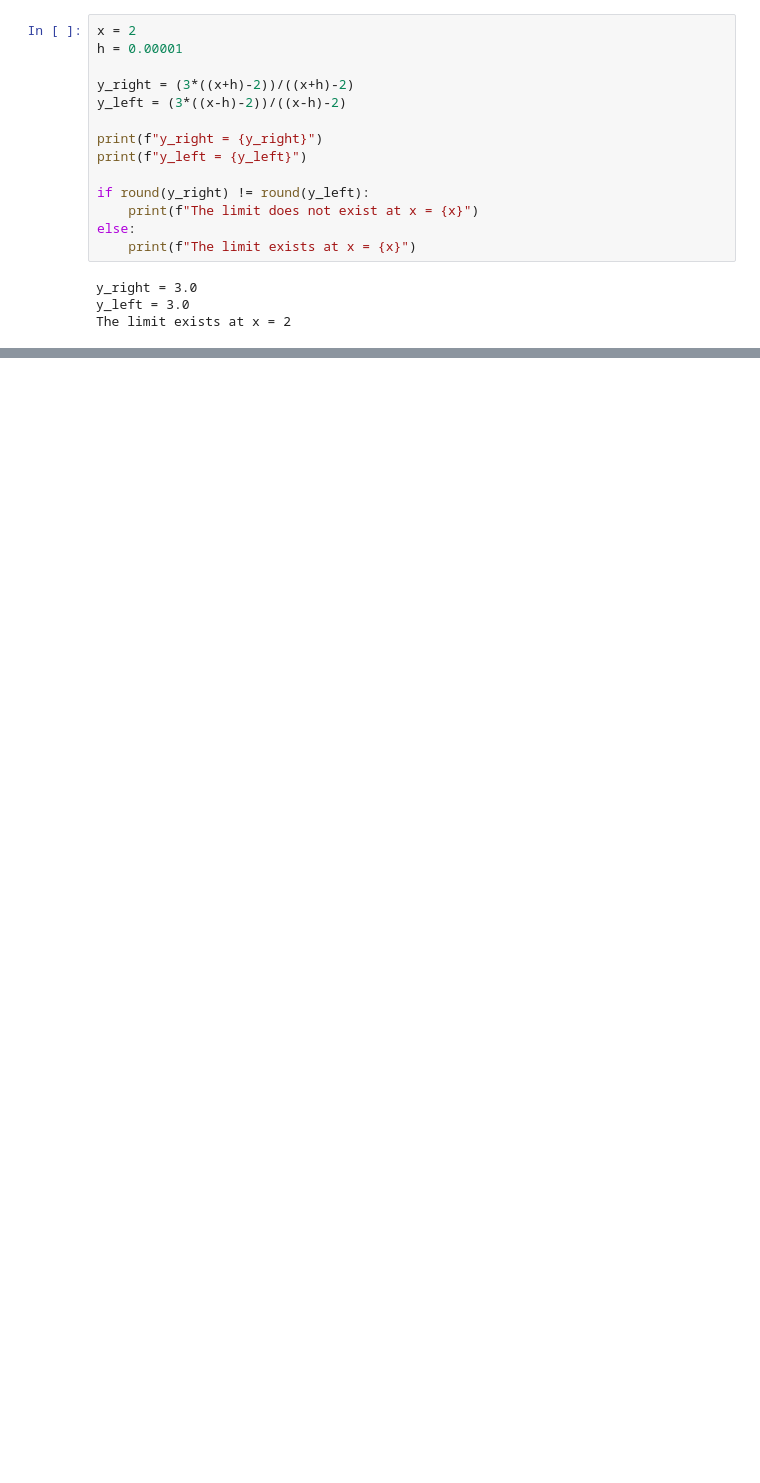
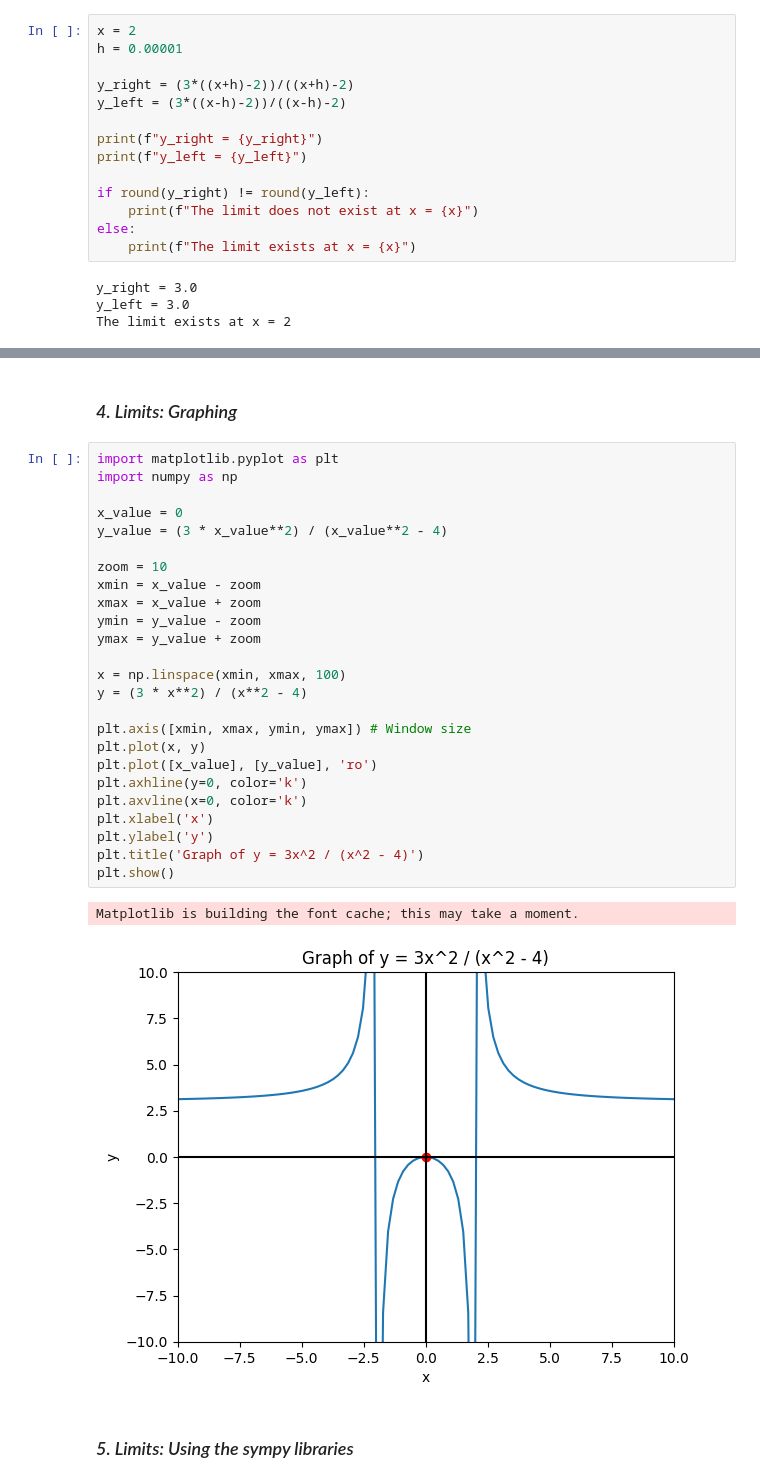
Before and after one commit to dustinhenry/Jupyter-Notebooks, a Jupyter notebook: Calculus1.ipynb, the cells around one changed output, grey strips where cells are left out. Saved outputs shown, nothing was run; the diff lists cells and outputs as text; blank space fills up the shorter version.

```diff
--- a/Calculus1.ipynb
+++ b/Calculus1.ipynb
@@ -45,0 +107,32 @@ x =  [-2, 2]
+# %% [markdown]
+### *4. Limits: Graphing*
+# %%
+import matplotlib.pyplot as plt
+import numpy as np
+
+x_value = 0
+y_value = (3 * x_value**2) / (x_value**2 - 4)
+
+zoom = 10
+xmin = x_value - zoom
+xmax = x_value + zoom
+ymin = y_value - zoom
+ymax = y_value + zoom
+
+x = np.linspace(xmin, xmax, 100)
+y = (3 * x**2) / (x**2 - 4)
+
+plt.axis([xmin, xmax, ymin, ymax]) # Window size
+plt.plot(x, y)
+plt.plot([x_value], [y_value], 'ro')
+plt.axhline(y=0, color='k')
+plt.axvline(x=0, color='k')
+plt.xlabel('x')
+plt.ylabel('y')
+plt.title('Graph of y = 3x^2 / (x^2 - 4)')
+plt.show()
+# %% [output]
+Matplotlib is building the font cache; this may take a moment.
+[figure, added]
+# %% [markdown]
+### *5. Limits: Using the sympy libraries*
```
Also changed, not shown: parts of 12 cells of this notebook, 1 other file.
